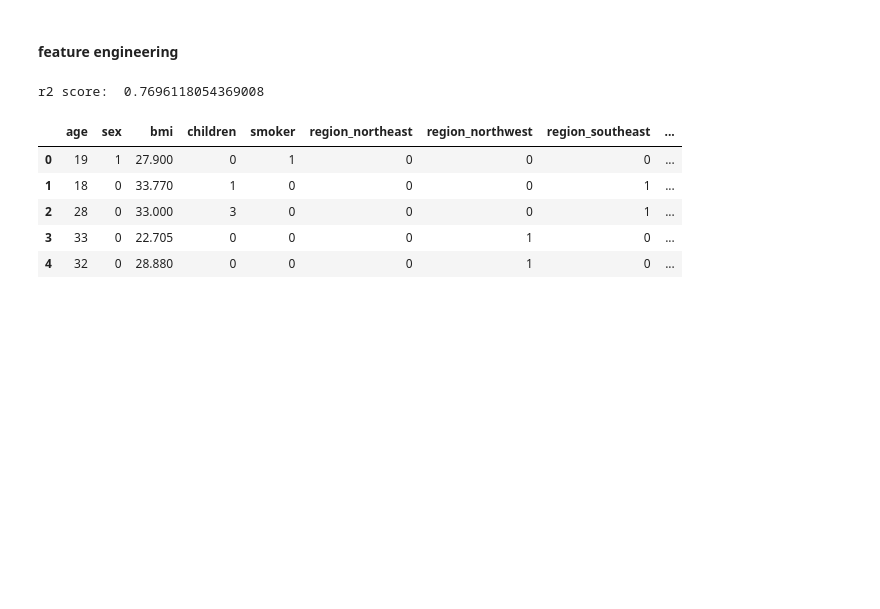
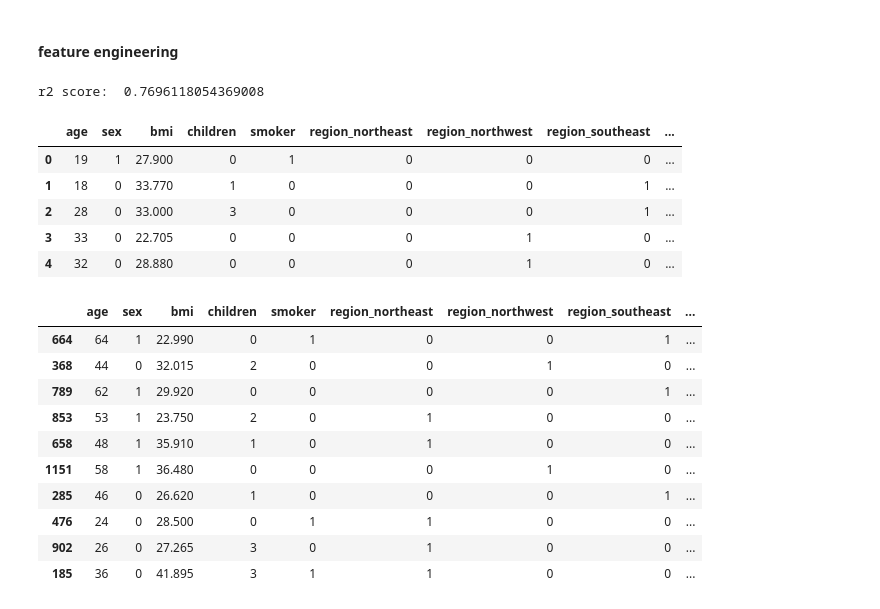
Before and after one commit to Ankit1726/AIML_Resources, a Jupyter notebook: Machine_Learning/class_1.ipynb, the cells around one changed output. Cells and saved outputs as stored; diff of their text form; code cells hidden in the pictures; blank space fills up the shorter version.

```diff
--- a/Machine_Learning/class_1.ipynb
+++ b/Machine_Learning/class_1.ipynb
@@ -211,3 +212,17 @@ x.head()
 | 2 | 28 | 0 | 33.000 | 3 | 0 | 0 | 0 | 1 | ... |
 | 3 | 33 | 0 | 22.705 | 0 | 0 | 0 | 1 | 0 | ... |
 | 4 | 32 | 0 | 28.880 | 0 | 0 | 0 | 1 | 0 | ... |
+# %%
+x.sample(10)
+# %% [output]
+|  | age | sex | bmi | children | smoker | region_northeast | region_northwest | region_southeast | ... |
+| 664 | 64 | 1 | 22.990 | 0 | 1 | 0 | 0 | 1 | ... |
+| 368 | 44 | 0 | 32.015 | 2 | 0 | 0 | 1 | 0 | ... |
+| 789 | 62 | 1 | 29.920 | 0 | 0 | 0 | 0 | 1 | ... |
+| 853 | 53 | 1 | 23.750 | 2 | 0 | 1 | 0 | 0 | ... |
+| 658 | 48 | 1 | 35.910 | 1 | 0 | 1 | 0 | 0 | ... |
+| 1151 | 58 | 1 | 36.480 | 0 | 0 | 0 | 1 | 0 | ... |
+| 285 | 46 | 0 | 26.620 | 1 | 0 | 0 | 0 | 1 | ... |
+| 476 | 24 | 0 | 28.500 | 0 | 1 | 1 | 0 | 0 | ... |
+| 902 | 26 | 0 | 27.265 | 3 | 0 | 1 | 0 | 0 | ... |
+| 185 | 36 | 0 | 41.895 | 3 | 1 | 1 | 0 | 0 | ... |
```
Also changed, not shown: parts of 5 cells of this notebook, 1 other file.
